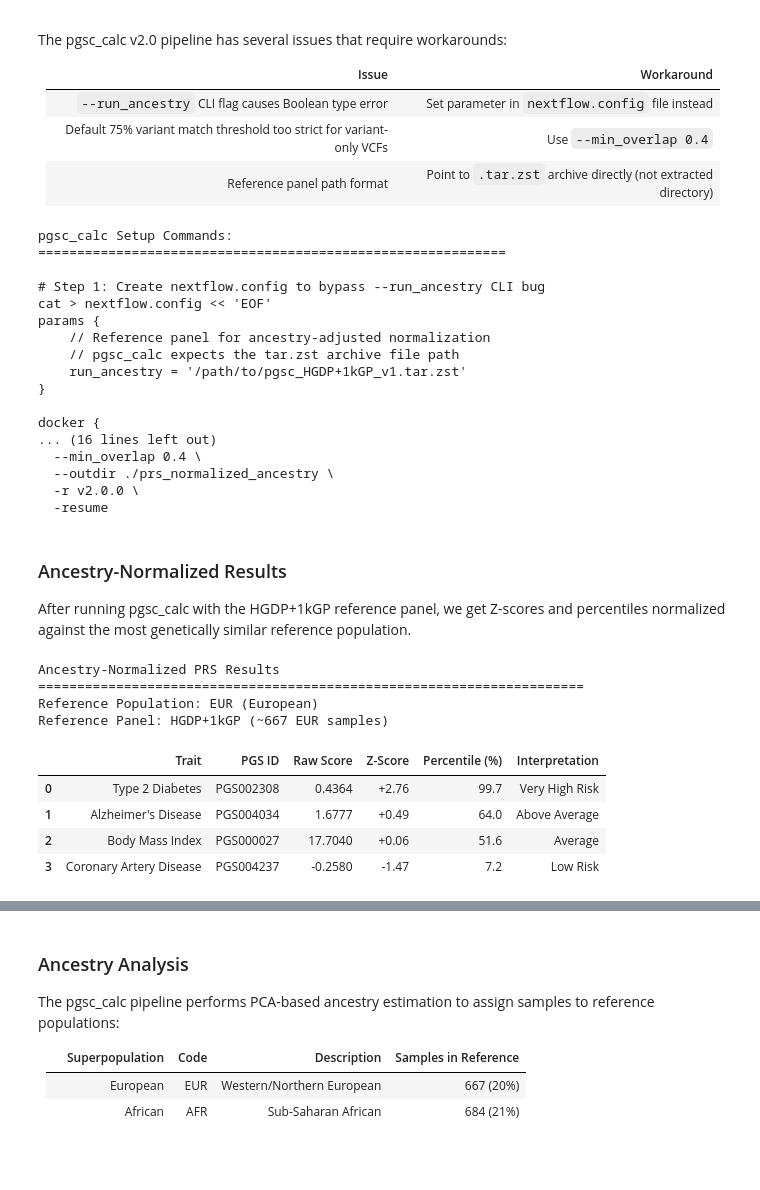
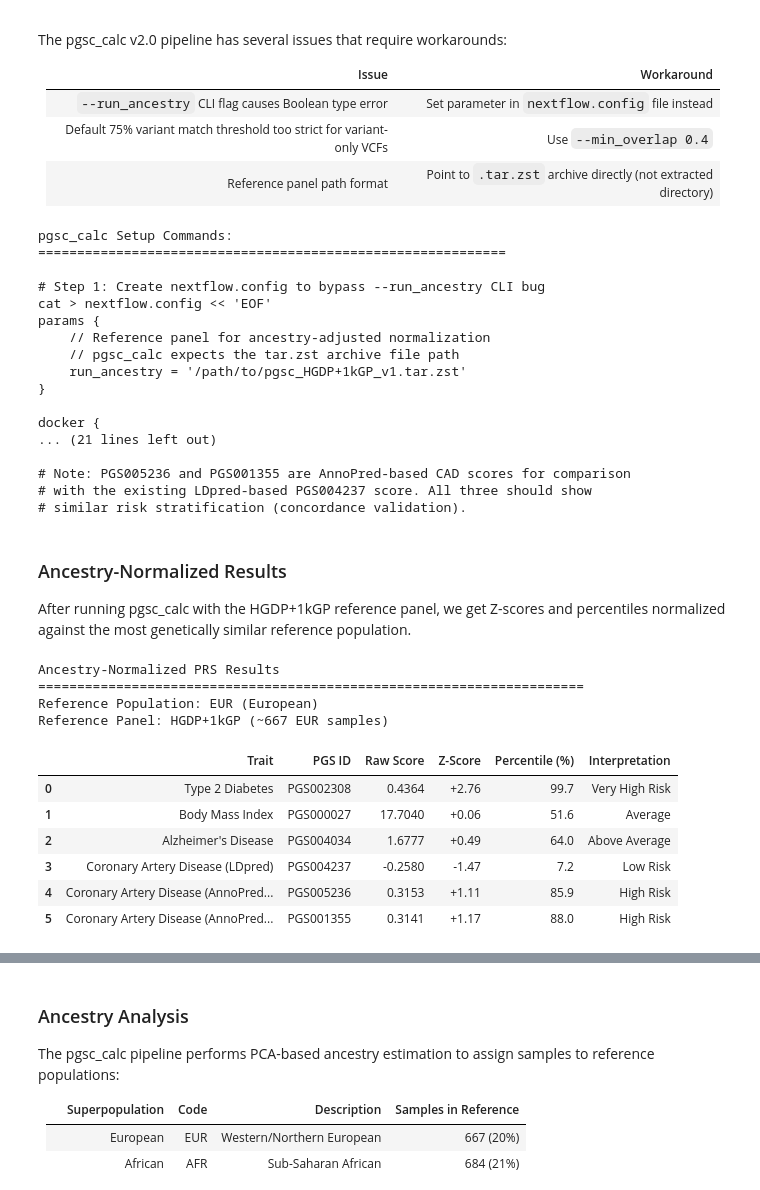
Before and after one commit to trentleslie/prs-calculator, a Jupyter notebook: PRS_Analysis.ipynb, the cells around one changed output, grey strips where cells are left out. Cells and saved outputs as stored; diff of their text form; code cells hidden in the pictures; blank space fills up the shorter version.

```diff
--- a/PRS_Analysis.ipynb
+++ b/PRS_Analysis.ipynb
@@ -130,28 +190,41 @@ The table below shows the raw PRS values calculated from your genomic data.
 # Create summary dataframe
 summary_data = []
 for pgs_id, r in results.items():
+    # Handle scores from pgsc_calc that don't have variant-level data
+    n_variants = r.get('n_variants')
+    n_vcf = r.get('n_vcf')
+    n_ref = r.get('n_ref_lookup')
+    variants_expected = r.get('variants_expected', 1)
+
     summary_data.append({
         'Trait': r['trait'],
         'PGS ID': pgs_id.split('_')[0],
         'Method': r.get('method', 'Unknown'),
         'LD-Aware': '✅' if r.get('ld_aware', False) else '⚠️',
         'Raw Score': r['total_score'],
-        'Variants Scored': r['n_variants'],
-        'From VCF': r['n_vcf'],
-        'From Reference': r['n_ref_lookup'],
-        'Coverage (%)': (r['n_variants'] / r['variants_expected'] * 100)
+        'Variants Scored': n_variants if n_variants is not None else 'N/A',
+        'From VCF': n_vcf if n_vcf is not None else 'N/A',
+        'From Reference': n_ref if n_ref is not None else 'N/A',
+        'Coverage (%)': (n_variants / variants_expected * 100) if n_variants is not None else 'N/A'
     })
 
 summary_df = pd.DataFrame(summary_data)
-summary_df = summary_df.set_index('Trait')
 
-# Display with formatting
+# Use PGS ID as index for better display with multiple CAD scores
+summary_df = summary_df.set_index('PGS ID')
+
+# Display with formatting (handle N/A values)
+def format_value(x, fmt):
+    if x == 'N/A' or pd.isna(x):
+        return 'N/A (pgsc_calc)'
+    return fmt.format(x)
+
 styled = summary_df.style.format({
     'Raw Score': '{:.4f}',
-    'Variants Scored': '{:,.0f}',
-    'From VCF': '{:,.0f}',
-    'From Reference': '{:,.0f}',
-    'Coverage (%)': '{:.1f}%'
+    'Variants Scored': lambda x: f'{x:,.0f}' if isinstance(x, (int, float)) else str(x),
+    'From VCF': lambda x: f'{x:,.0f}' if isinstance(x, (int, float)) else str(x),
+    'From Reference': lambda x: f'{x:,.0f}' if isinstance(x, (int, float)) else str(x),
+    'Coverage (%)': lambda x: f'{x:.1f}%' if isinstance(x, (int, float)) else str(x)
 })
 styled
 # %% [output]
@@ -516,14 +739,19 @@ your_sample,/path/to/your_sample_wgs,,pfile
 EOF
 
 # Step 3: Run pgsc_calc with ancestry normalization
+# Now includes 6 PGS IDs: 4 original + 2 new AnnoPred CAD scores
 ./nextflow run pgscatalog/pgsc_calc -profile docker \\
   --input samplesheet.csv \\
-  --pgs_id PGS002308,PGS004034,PGS000027,PGS004237 \\
+  --pgs_id PGS002308,PGS004034,PGS000027,PGS004237,PGS005236,PGS001355 \\
   --target_build GRCh38 \\
   --min_overlap 0.4 \\
   --outdir ./prs_normalized_ancestry \\
   -r v2.0.0 \\
   -resume
+
+# Note: PGS005236 and PGS001355 are AnnoPred-based CAD scores for comparison
+# with the existing LDpred-based PGS004237 score. All three should show
+# similar risk stratification (concordance validation).
 """
 
 print("pgsc_calc Setup Commands:")
@@ -542,11 +770,11 @@ params {
 }
 
 docker {
-... (16 lines left out)
-  --min_overlap 0.4 \
-  --outdir ./prs_normalized_ancestry \
-  -r v2.0.0 \
-  -resume
+... (21 lines left out)
+
+# Note: PGS005236 and PGS001355 are AnnoPred-based CAD scores for comparison
+# with the existing LDpred-based PGS004237 score. All three should show
+# similar risk stratification (concordance validation).
 # %% [markdown]
 ### Ancestry-Normalized Results
 
@@ -566,33 +794,42 @@ if normalized_results_file.exists():
 
     # Display results
     display_df = normalized_df[['Trait', 'PGS_ID', 'Raw_Score', 'Z_MostSimilarPop', 'Percentile']].copy()
     display_df.columns = ['Trait', 'PGS ID', 'Raw Score', 'Z-Score', 'Percentile (%)']
     display_df['Interpretation'] = display_df['Percentile (%)'].apply(
         lambda x: 'Very High Risk' if x >= 95 else
                   'High Risk' if x >= 80 else
                   'Above Average' if x >= 60 else
                   'Average' if x >= 40 else
                   'Below Average' if x >= 20 else
                   'Low Risk'
     )
 
     styled = display_df.style.format({
         'Raw Score': '{:.4f}',
         'Z-Score': '{:+.2f}',
         'Percentile (%)': '{:.1f}'
     }).set_properties(**{'text-align': 'left'})
 
     display(styled)
+
+    # Show CAD score comparison if multiple CAD scores present
+    cad_rows = normalized_df[normalized_df['Trait'] == 'Coronary Artery Disease']
+    if len(cad_rows) > 1:
+        print("\n📊 CAD Score Concordance (Ancestry-Normalized):")
+        for _, row in cad_rows.iterrows():
+            print(f"   {row['PGS_ID']}: Z={row['Z_MostSimilarPop']:+.2f}, Percentile={row['Percentile']:.1f}%")
 else:
     print(f"⚠️ Normalized results not found at {normalized_results_file}")
     print("Run pgsc_calc pipeline first (see commands above)")
 # %% [output]
 Ancestry-Normalized PRS Results
 ======================================================================
 Reference Population: EUR (European)
 Reference Panel: HGDP+1kGP (~667 EUR samples)
 |  | Trait | PGS ID | Raw Score | Z-Score | Percentile (%) | Interpretation |
 | 0 | Type 2 Diabetes | PGS002308 | 0.4364 | +2.76 | 99.7 | Very High Risk |
-| 1 | Alzheimer's Disease | PGS004034 | 1.6777 | +0.49 | 64.0 | Above Average |
-| 2 | Body Mass Index | PGS000027 | 17.7040 | +0.06 | 51.6 | Average |
-| 3 | Coronary Artery Disease | PGS004237 | -0.2580 | -1.47 | 7.2 | Low Risk |
+| 1 | Body Mass Index | PGS000027 | 17.7040 | +0.06 | 51.6 | Average |
+| 2 | Alzheimer's Disease | PGS004034 | 1.6777 | +0.49 | 64.0 | Above Average |
+| 3 | Coronary Artery Disease (LDpred) | PGS004237 | -0.2580 | -1.47 | 7.2 | Low Risk |
+| 4 | Coronary Artery Disease (AnnoPred... | PGS005236 | 0.3153 | +1.11 | 85.9 | High Risk |
+| 5 | Coronary Artery Disease (AnnoPred... | PGS001355 | 0.3141 | +1.17 | 88.0 | High Risk |
```
Also changed, not shown: parts of 13 cells of this notebook, 14 other files.
